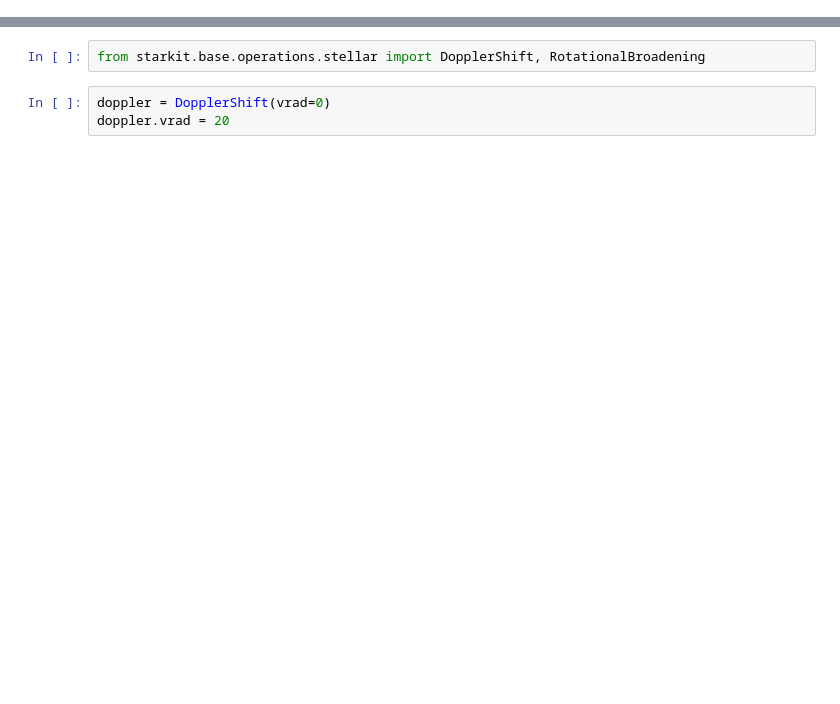
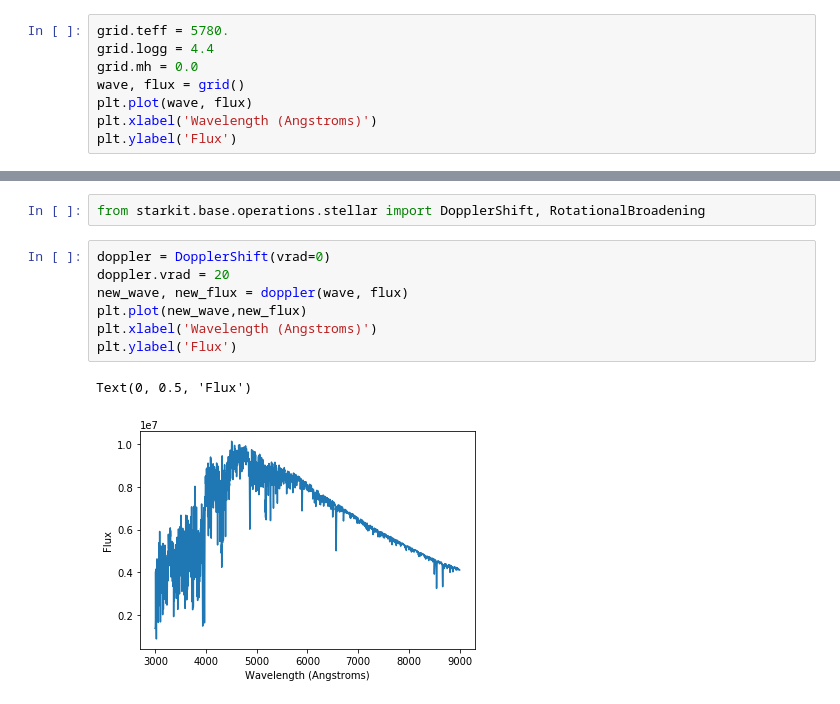
Before and after one commit to starkit/starkit, a Jupyter notebook: test_python3.ipynb, the cells around one changed output, grey strips where cells are left out. Cells and saved outputs as stored; diff of their text form; blank space fills up the shorter version.

Commit message:
add additional cells and plots

```diff
--- a/test_python3.ipynb
+++ b/test_python3.ipynb
@@ -8,0 +23,8 @@ ValueError: cannot set WRITEABLE flag to True of this array
+# %%
+grid.teff = 5780.
+grid.logg = 4.4
+grid.mh = 0.0
+wave, flux = grid()
+plt.plot(wave, flux)
+plt.xlabel('Wavelength (Angstroms)')
+plt.ylabel('Flux')
@@ -11,3 +36,10 @@ from starkit.base.operations.stellar import DopplerShift, RotationalBroadening
 # %%
 doppler = DopplerShift(vrad=0)
 doppler.vrad = 20
+new_wave, new_flux = doppler(wave, flux)
+plt.plot(new_wave,new_flux)
+plt.xlabel('Wavelength (Angstroms)')
+plt.ylabel('Flux')
+# %% [output]
+Text(0, 0.5, 'Flux')
+[figure, added]
```
Also changed, not shown: parts of 5 cells of this notebook.
